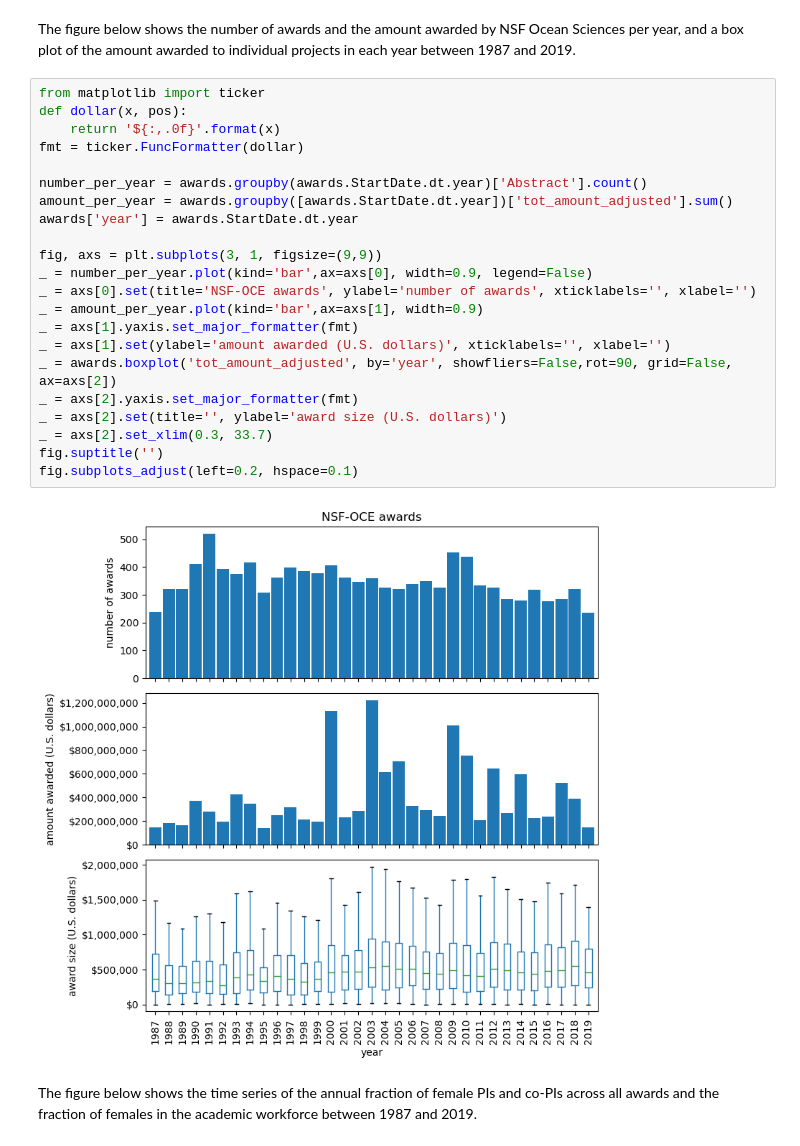
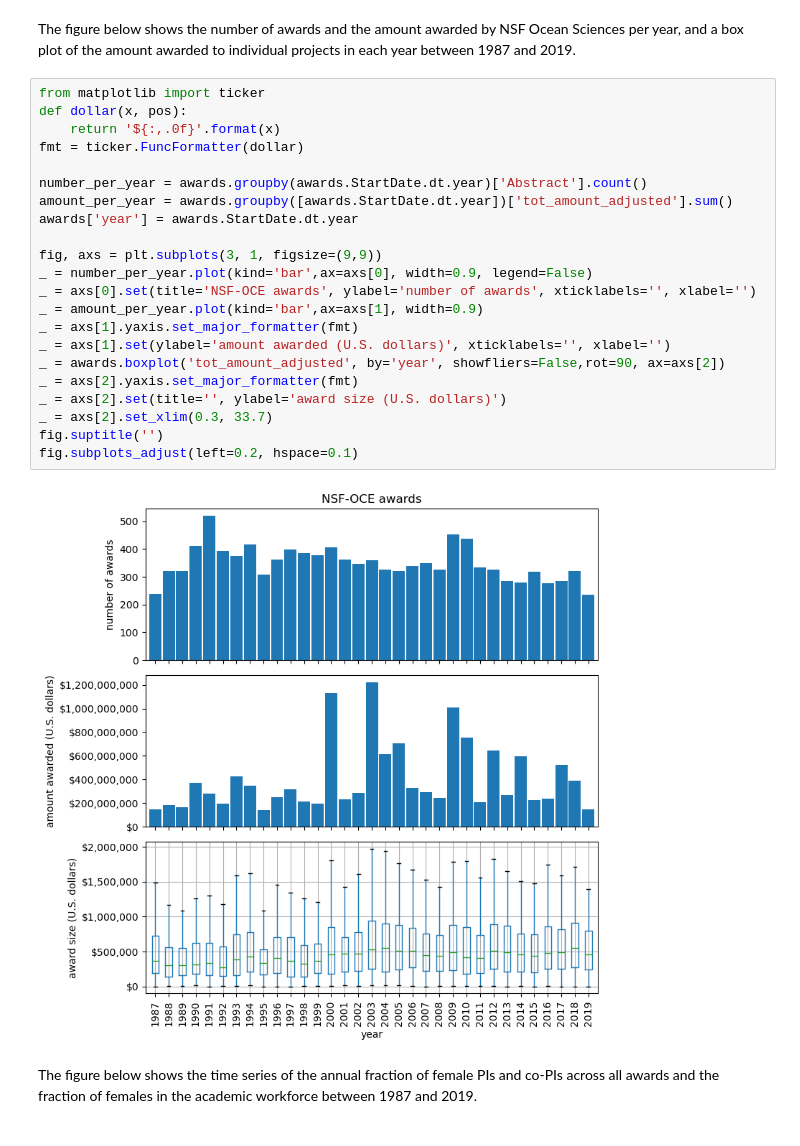
Before and after one commit to idlima/nsf-oce-gender, a Jupyter notebook: 05_analysis.ipynb, the cells around one changed output. Cells and saved outputs as stored; diff of their text form.

```diff
--- a/05_analysis.ipynb
+++ b/05_analysis.ipynb
@@ -55,27 +54,27 @@ The figure below shows the number of awards and the amount awarded by NSF Ocean
 # %%
 from matplotlib import ticker
 def dollar(x, pos):
     return '${:,.0f}'.format(x)
 fmt = ticker.FuncFormatter(dollar)
 
 number_per_year = awards.groupby(awards.StartDate.dt.year)['Abstract'].count()
 amount_per_year = awards.groupby([awards.StartDate.dt.year])['tot_amount_adjusted'].sum()
 awards['year'] = awards.StartDate.dt.year
 
 fig, axs = plt.subplots(3, 1, figsize=(9,9))
 _ = number_per_year.plot(kind='bar',ax=axs[0], width=0.9, legend=False)
 _ = axs[0].set(title='NSF-OCE awards', ylabel='number of awards', xticklabels='', xlabel='')
 _ = amount_per_year.plot(kind='bar',ax=axs[1], width=0.9)
 _ = axs[1].yaxis.set_major_formatter(fmt)
 _ = axs[1].set(ylabel='amount awarded (U.S. dollars)', xticklabels='', xlabel='')
-_ = awards.boxplot('tot_amount_adjusted', by='year', showfliers=False,rot=90, grid=False, ax=axs[2])
+_ = awards.boxplot('tot_amount_adjusted', by='year', showfliers=False,rot=90, ax=axs[2])
 _ = axs[2].yaxis.set_major_formatter(fmt)
 _ = axs[2].set(title='', ylabel='award size (U.S. dollars)')
 _ = axs[2].set_xlim(0.3, 33.7)
 fig.suptitle('')
 fig.subplots_adjust(left=0.2, hspace=0.1)
 # %% [output]
-[figure, old version]
+[figure, new version]
 # %% [markdown]
 The figure below shows the time series of the annual fraction of female PIs and co-PIs across all awards and the fraction of females in the academic workforce between 1987 and 2019.
 <!-- Solid lines represent a 3-year sliding window average (except for workforce data) and points represent the individual years. -->
```
Also changed, not shown: parts of 16 cells of this notebook.
